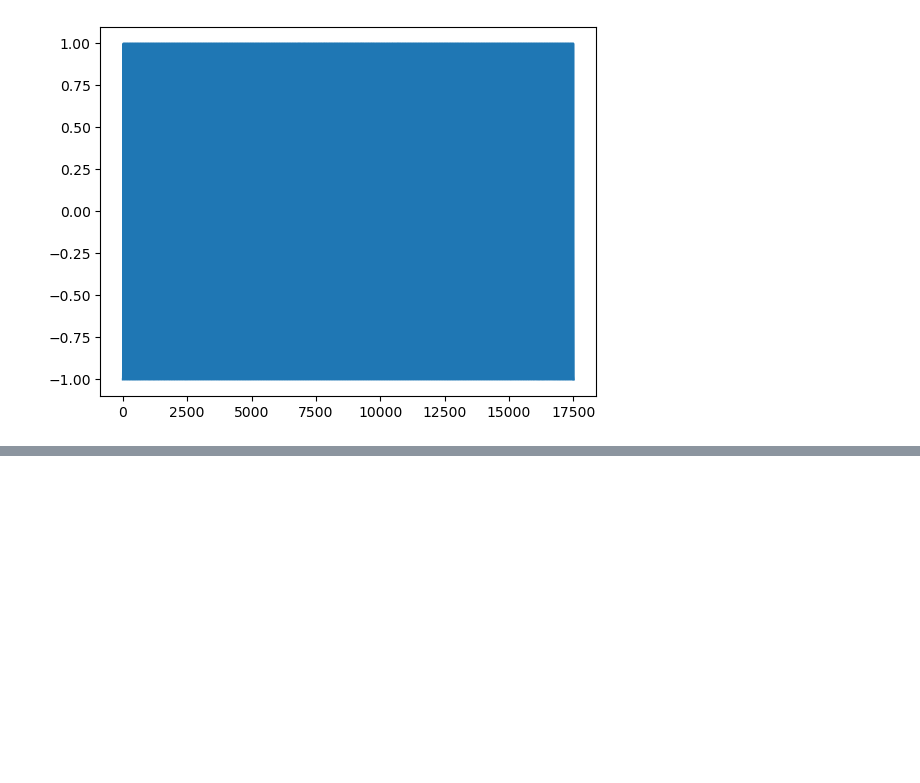
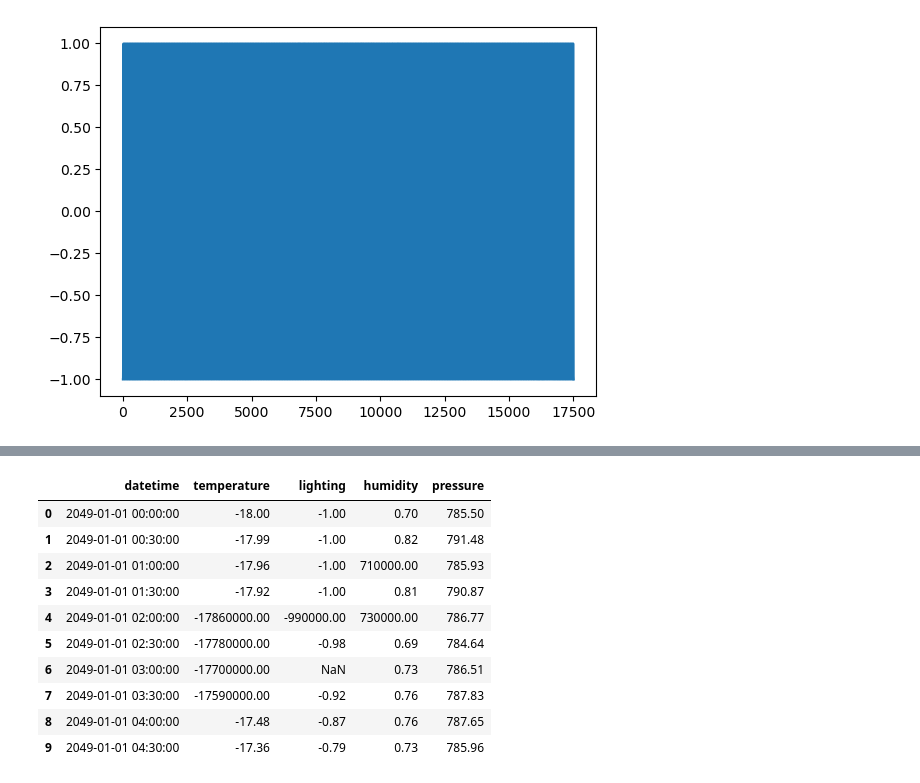
Before and after one commit to heywannafunk/intellectual-big-data-analysis, a Jupyter notebook: practice/ibda-1/ibda-1.ipynb, the cells around one changed output, grey strips where cells are left out. Cells and saved outputs as stored; diff of their text form; code cells hidden in the pictures; blank space fills up the shorter version.

```diff
--- a/practice/ibda-1/ibda-1.ipynb
+++ b/practice/ibda-1/ibda-1.ipynb
@@ -33,2 +33,14 @@ KeyError: 17520
 # %%
-data.head(50)
+data.head(10)
+# %% [output]
+|  | datetime | temperature | lighting | humidity | pressure |
+| 0 | 2049-01-01 00:00:00 | -18.00 | -1.00 | 0.70 | 785.50 |
+| 1 | 2049-01-01 00:30:00 | -17.99 | -1.00 | 0.82 | 791.48 |
+| 2 | 2049-01-01 01:00:00 | -17.96 | -1.00 | 710000.00 | 785.93 |
+| 3 | 2049-01-01 01:30:00 | -17.92 | -1.00 | 0.81 | 790.87 |
+| 4 | 2049-01-01 02:00:00 | -17860000.00 | -990000.00 | 730000.00 | 786.77 |
+| 5 | 2049-01-01 02:30:00 | -17780000.00 | -0.98 | 0.69 | 784.64 |
+| 6 | 2049-01-01 03:00:00 | -17700000.00 | NaN | 0.73 | 786.51 |
+| 7 | 2049-01-01 03:30:00 | -17590000.00 | -0.92 | 0.76 | 787.83 |
+| 8 | 2049-01-01 04:00:00 | -17.48 | -0.87 | 0.76 | 787.65 |
+| 9 | 2049-01-01 04:30:00 | -17.36 | -0.79 | 0.73 | 785.96 |
```
Also changed, not shown: parts of 6 cells of this notebook, 3 other files.
